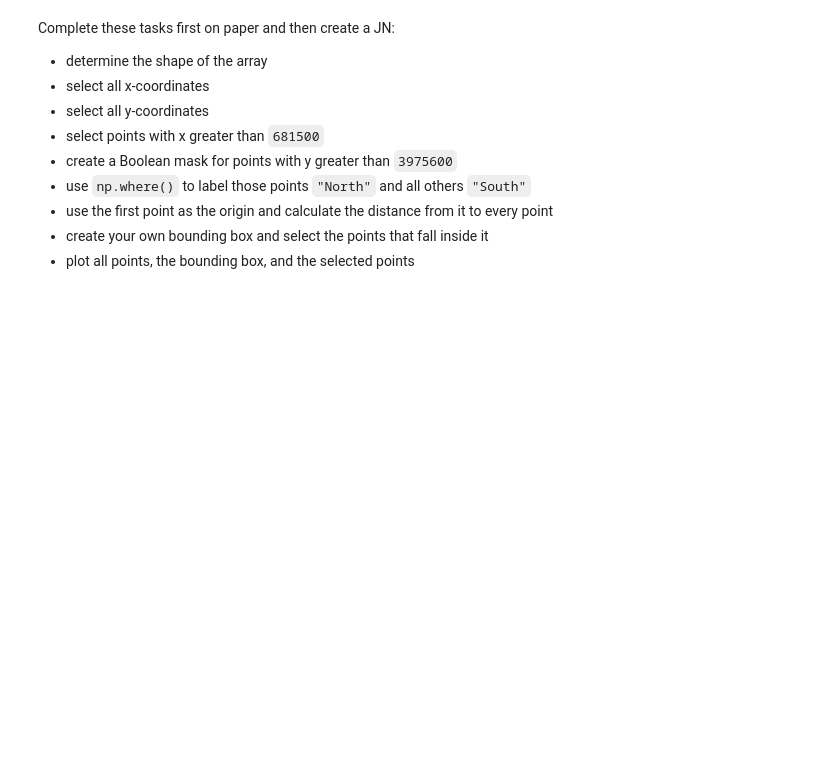
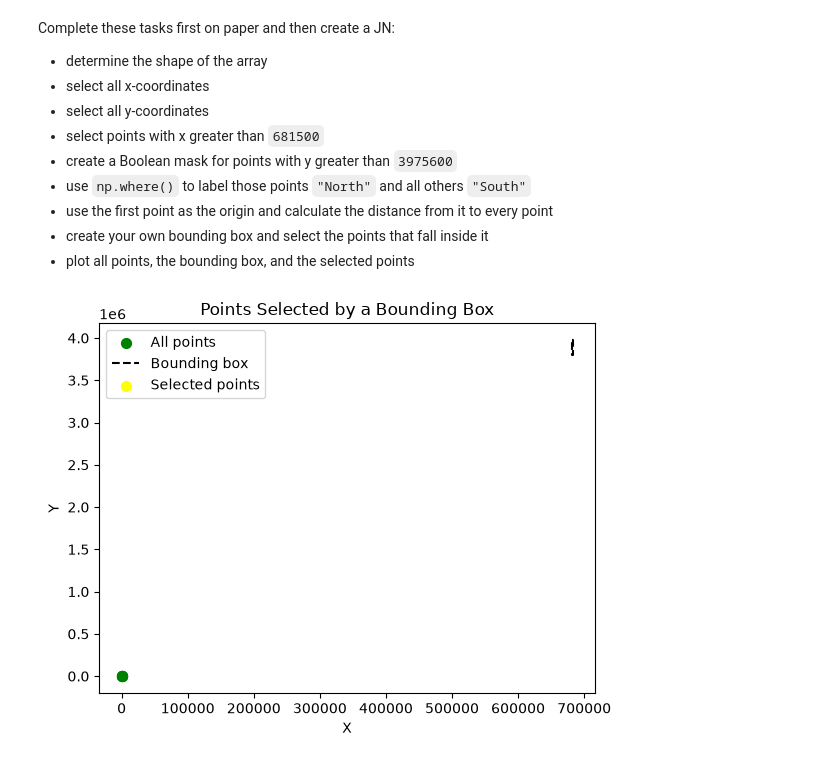
Before and after one commit to arhorton/geog592-arhorton, a Jupyter notebook: schedule/week05/GEOG592_Module4_NumPy_Spatial_Computing.ipynb, the cells around one changed output. Cells and saved outputs as stored; diff of their text form; code cells hidden in the pictures; blank space fills up the shorter version.

```diff
--- a/schedule/week05/GEOG592_Module4_NumPy_Spatial_Computing.ipynb
+++ b/schedule/week05/GEOG592_Module4_NumPy_Spatial_Computing.ipynb
@@ -704,4 +704,88 @@ Complete these tasks first on paper and then create a JN:
 - create your own bounding box and select the points that fall inside it
 - plot all points, the bounding box, and the selected points
 # %%
+# this will be conducted based on the sites array
 # determine the shape of the array
+sites.shape
+
+# select all x-coordinates
+sites[:, 0]
+
+# select all y-coordinates
+sites[:, 1]
+
+# select points with x greater than 681500
+sites[:, 0] > 681500
+
+# create a boolean mask for points with y greater than 3975600
+sites[sites[:, 1] > 3975600]
+
+# np.where() to label North and South points
+np.where(sites[:, 0] > 681500, "North", "South")
+
+# create the first point as the origin and then calculate the distance from that point to all of the other points
+origin = sites[0]
+difference = sites - origin
+distance = np.sqrt(
+    difference[:, 0]**2 +
+    difference[:, 1]**2
+)
+
+# create my own bounding box and select the points that fall inside it
+sites = np.array([
+    [681000, 3975000],
+    [681400, 3975400],
+    [681900, 3975900],
+    [682300, 3976200],
+    [680700, 3975700]
+])
+
+sites
+
+xmin, xmax = 681000, 682500
+ymin, ymax = 3975000, 3800000
+
+inside = (
+    (points[:, 0] >= xmin) &
+    (points[:, 0] <= xmax) &
+    (points[:, 1] >= ymin) &
+    (points[:, 1] <= ymax)
+)
+
+inside
+
+in_boundaries = points[inside]
+
+import matplotlib.pyplot as plt
+
+plt.scatter(
+    points[:, 0],
+    points[:, 1],
+    s=50,
+    label="All points",
+    c='green'
+)
+
+plt.plot(
+    [xmin, xmax, xmax, xmin, xmin],
+    [ymin, ymin, ymax, ymax, ymin],
+    label="Bounding box",
+    linestyle="--",
+    c='black'
+)
+
+plt.scatter(
+    in_boundaries[:, 0],
+    in_boundaries[:, 1],
+    s=50,
+    label="Selected points",
+    c='yellow'
+)
+
+plt.xlabel("X")
+plt.ylabel("Y")
+plt.title("Points Selected by a Bounding Box")
+plt.legend()
+plt.show()
+# %% [output]
+[figure, added]
```
Also changed, not shown: parts of 1 cell of this notebook.
